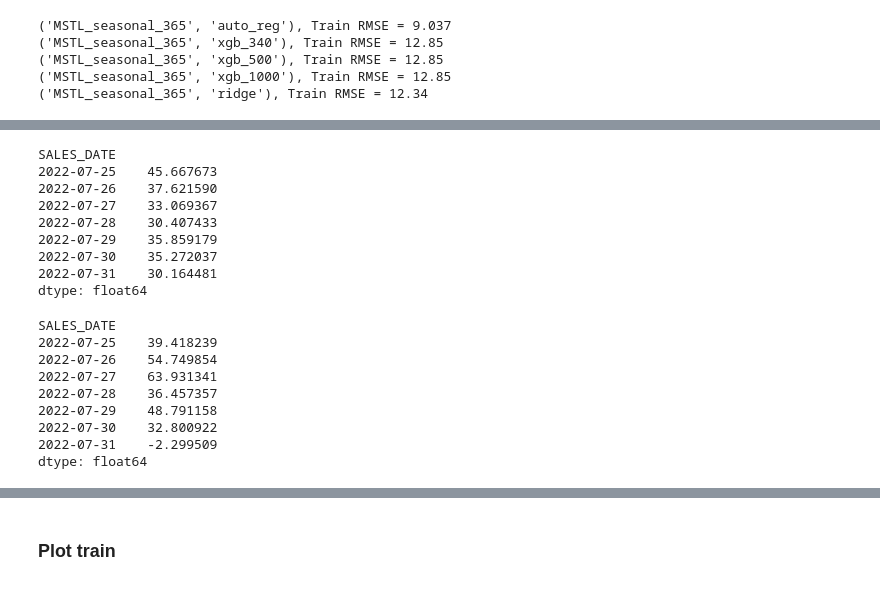
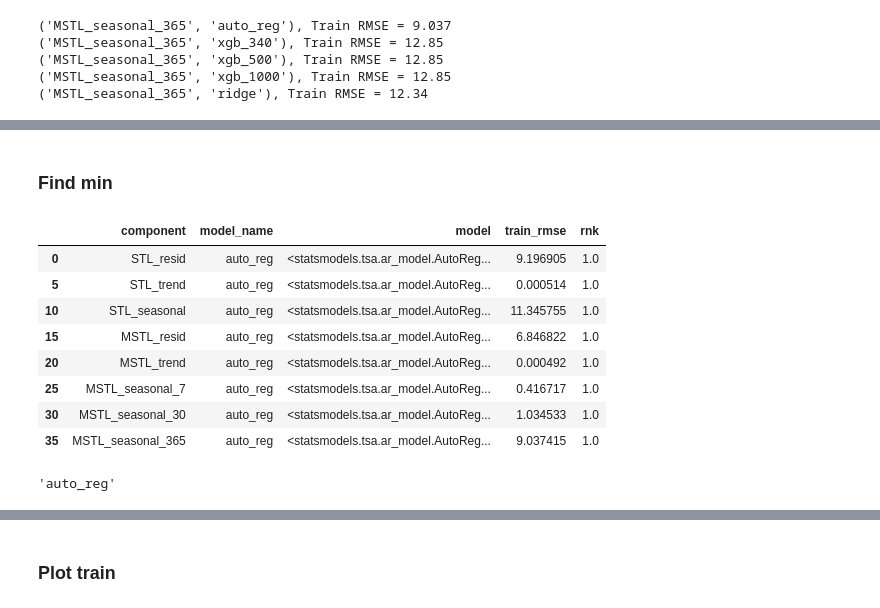
Before and after one commit to ashish1610dhiman/msa_project_week, a Jupyter notebook: notebooks/ashish/g.xgboost_v1.ipynb, the cells around one changed output, grey strips where cells are left out. Cells and saved outputs as stored; diff of their text form; code cells hidden in the pictures.

```diff
--- a/notebooks/ashish/g.xgboost_v1.ipynb
+++ b/notebooks/ashish/g.xgboost_v1.ipynb
@@ -300,24 +236,23 @@ Name: DAILY_UNITS, dtype: object
-# %%
-y_pred_STL
-# %% [output]
-SALES_DATE
-2022-07-25    45.667673
-2022-07-26    37.621590
-2022-07-27    33.069367
-2022-07-28    30.407433
-2022-07-29    35.859179
-2022-07-30    35.272037
-2022-07-31    30.164481
-dtype: float64
-# %%
-y_pred_MSTL
-# %% [output]
-SALES_DATE
-2022-07-25    39.418239
-2022-07-26    54.749854
-2022-07-27    63.931341
-2022-07-28    36.457357
-2022-07-29    48.791158
-2022-07-30    32.800922
-2022-07-31    -2.299509
-dtype: float64
+# %% [markdown]
+### Find min
+# %%
+model_dict_df = pd.DataFrame(model_dict).T.reset_index()
+model_dict_df.columns = ["component","model_name","model","train_rmse"]
+model_dict_df["rnk"] = model_dict_df.groupby(["component"])["train_rmse"].rank(method = "first")
+min_rmse_models = model_dict_df.loc[model_dict_df.rnk==1]
+min_rmse_models
+# %% [output]
+|  | component | model_name | model | train_rmse | rnk |
+| 0 | STL_resid | auto_reg | <statsmodels.tsa.ar_model.AutoReg... | 9.196905 | 1.0 |
+| 5 | STL_trend | auto_reg | <statsmodels.tsa.ar_model.AutoReg... | 0.000514 | 1.0 |
+| 10 | STL_seasonal | auto_reg | <statsmodels.tsa.ar_model.AutoReg... | 11.345755 | 1.0 |
+| 15 | MSTL_resid | auto_reg | <statsmodels.tsa.ar_model.AutoReg... | 6.846822 | 1.0 |
+| 20 | MSTL_trend | auto_reg | <statsmodels.tsa.ar_model.AutoReg... | 0.000492 | 1.0 |
+| 25 | MSTL_seasonal_7 | auto_reg | <statsmodels.tsa.ar_model.AutoReg... | 0.416717 | 1.0 |
+| 30 | MSTL_seasonal_30 | auto_reg | <statsmodels.tsa.ar_model.AutoReg... | 1.034533 | 1.0 |
+| 35 | MSTL_seasonal_365 | auto_reg | <statsmodels.tsa.ar_model.AutoReg... | 9.037415 | 1.0 |
+# %%
+get_min_model = lambda component,df: df.loc[df.component == component, "model_name"].values[0]
+get_min_model("MSTL_seasonal_7",min_rmse_models)
+# %% [output]
+'auto_reg'
```
Also changed, not shown: parts of 19 cells of this notebook, 4 other files.
